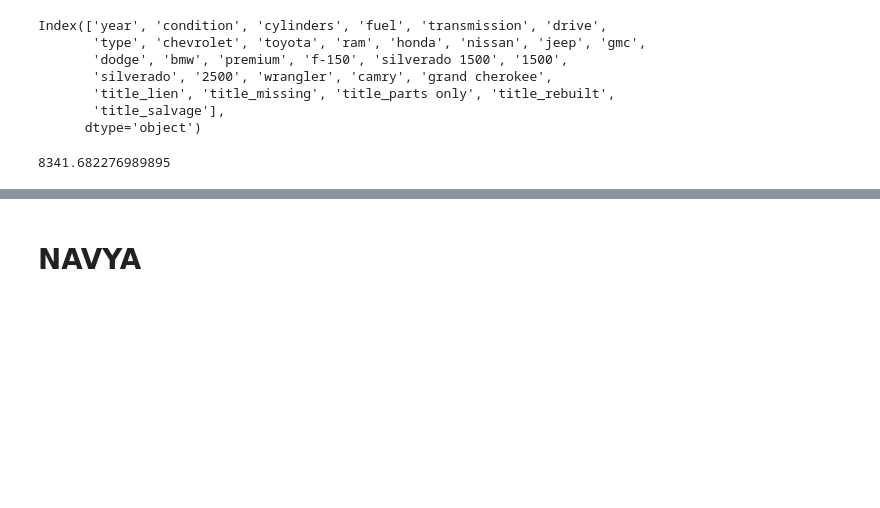
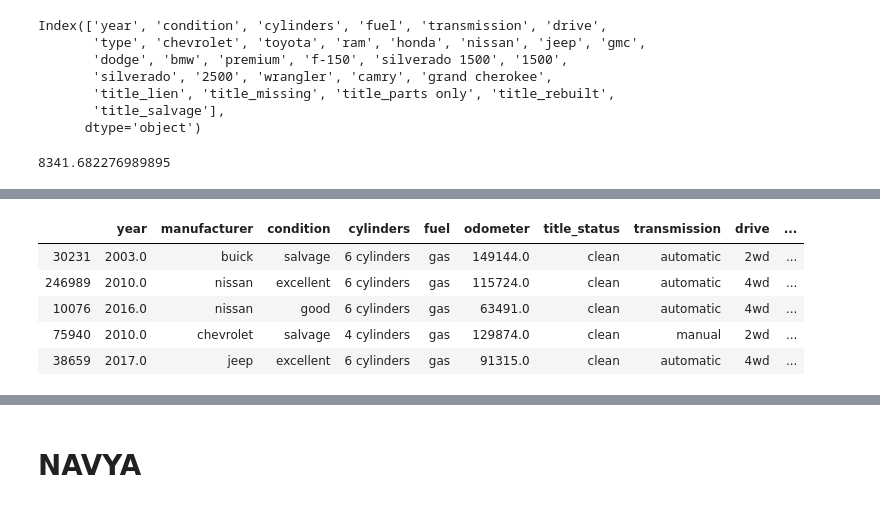
Before and after one commit to sukesh-reddy/Used-Cars-Analysis, a Jupyter notebook: modelling.ipynb, the cells around one changed output, grey strips where cells are left out. Saved outputs shown, nothing was run; the diff lists cells and outputs as text; code cells hidden in the pictures; blank space fills up the shorter version.

```diff
--- a/modelling.ipynb
+++ b/modelling.ipynb
@@ -1308,0 +1317,44 @@ print(rmse)
+# %%
+cleaned=pd.read_csv("C:/Users/avakk/Downloads/updatedcv.csv")
+cleaned.drop(["url","lat","long","id","model","region"],axis=1,inplace=True)
+
+cleaned.drop(cleaned[cleaned["title_status"]=="parts only"].index,inplace=True)
+cleaned.drop(cleaned[cleaned["title_status"]=="missing"].index,inplace=True)
+cleaned.drop(cleaned[cleaned["title_status"]=="lien"].index,inplace=True)
+
+cleaned.drop(cleaned[cleaned["price"]<2000].index,inplace=True)
+cleaned.drop(cleaned[cleaned["price"]>40000].index,inplace=True)
+# %%
+northeast=["ct","me","ma","nh","ri","vt","nj","ny","pa"]
+midwest=["il","in","mi","oh","wi","ia","ks","mn","mo","ne","nd","sd"]
+south=["de","fl","ga","md","nc","sc","va","wv","dc","ms","al","ky","tn","ar","tx","ok","la"]
+west=["az","co","id","mt","nv","nm","ut","wy","wa","or","hi","ca","az","ak"]
+
+for index, row in cleaned.iterrows():
+    if(row["state"] in northeast):
+        cleaned.at[index,"state"]="northeast"
+    if(row["state"] in midwest):
+        cleaned.at[index,"state"]="midwest"
+    if(row["state"] in south):
+        cleaned.at[index,"state"]="south"
+    if(row["state"] in west):
+        cleaned.at[index,"state"]="west"
+# %%
+yearmed=cleaned["year"].median()
+cleaned["year"].fillna(yearmed)
+for index, row in cleaned.iterrows():
+    if(row["year"]>2020):
+        cleaned.at[index,"year"]=yearmed
+# %%
+y=cleaned["price"]
+x=cleaned.drop('price',axis=1)
+x_train,x_test,y_train,y_test=train_test_split(x,y,test_size=0.2,random_state=42)
+# %%
+x_train.head()
+# %% [output]
+|  | year | manufacturer | condition | cylinders | fuel | odometer | title_status | transmission | drive | ... |
+| 30231 | 2003.0 | buick | salvage | 6 cylinders | gas | 149144.0 | clean | automatic | 2wd | ... |
+| 246989 | 2010.0 | nissan | excellent | 6 cylinders | gas | 115724.0 | clean | automatic | 4wd | ... |
+| 10076 | 2016.0 | nissan | good | 6 cylinders | gas | 63491.0 | clean | automatic | 4wd | ... |
+| 75940 | 2010.0 | chevrolet | salvage | 4 cylinders | gas | 129874.0 | clean | manual | 2wd | ... |
+| 38659 | 2017.0 | jeep | excellent | 6 cylinders | gas | 91315.0 | clean | automatic | 4wd | ... |
```
Also changed, not shown: parts of 14 cells of this notebook.
